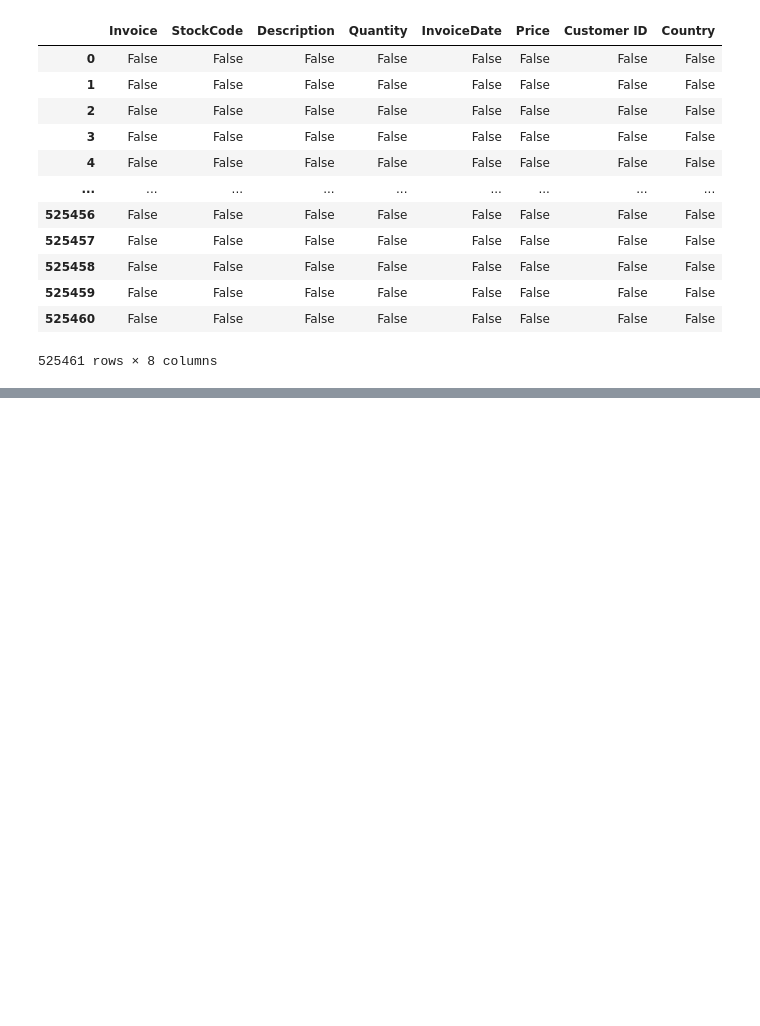
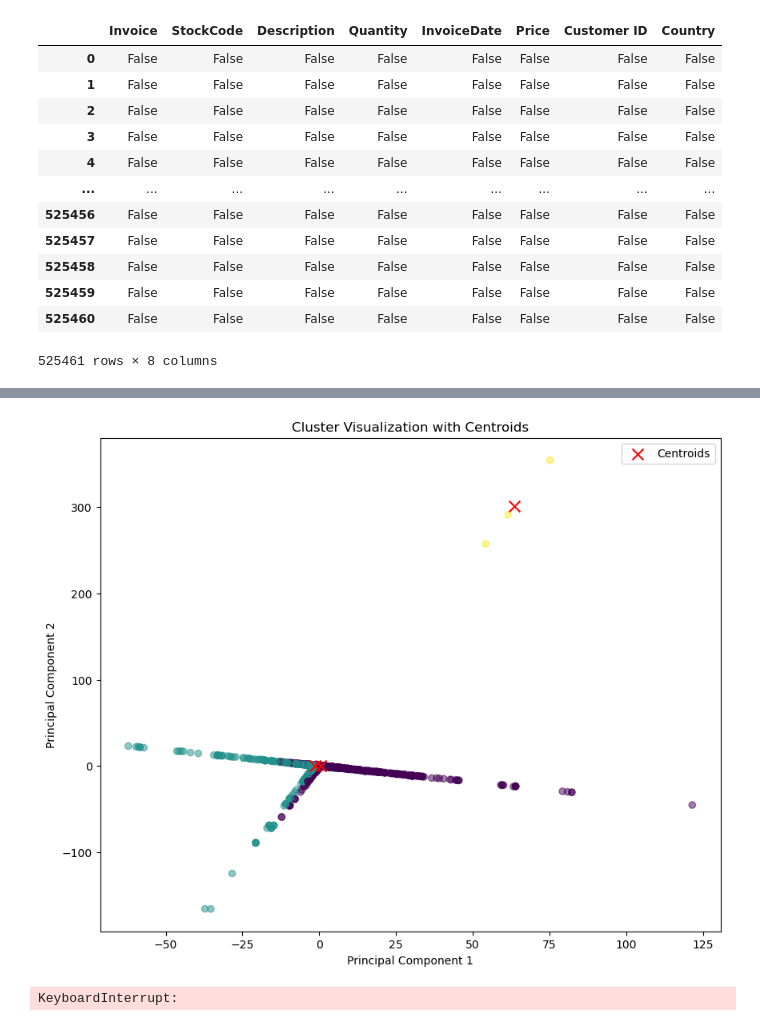
Before and after one commit to Goodevil01/M.L-CA-2, a Jupyter notebook: Joshua Ilori CA 1 M.L .ipynb, the cells around one changed output, grey strips where cells are left out. Drawn from its saved outputs; the diff is of its cells as text; code cells hidden in the pictures; blank space fills up the shorter version.

```diff
--- a/Joshua Ilori CA 1 M.L .ipynb
+++ b/Joshua Ilori CA 1 M.L .ipynb
@@ -238,0 +223,51 @@ cluster_labels = dbscan.fit_predict(df_scaled)
+# %%
+# Get centroids from the KMeans model
+centroids = kmeans.cluster_centers_
+
+plt.figure(figsize=(10, 8))
+plt.scatter(df_pca[:, 0], df_pca[:, 1], c=clusters, cmap='viridis', marker='o', alpha=0.5)
+plt.scatter(centroids[:, 0], centroids[:, 1], c='red', marker='x', s=100, label='Centroids')
+plt.title('Cluster Visualization with Centroids')
+plt.xlabel('Principal Component 1')
+plt.ylabel('Principal Component 2')
+plt.legend()
+plt.show()
+# %% [output]
+[figure, added]
+# %%
+# Assuming 'df_pca' is your PCA reduced dataset and 'clusters' contains your cluster labels
+silhouette_vals = silhouette_samples(df_pca, clusters)
+
+# Start with an empty plot
+fig, ax = plt.subplots(figsize=(8, 6))
+
+# Get the silhouette scores for each sample
+y_ticks = []
+y_lower, y_upper = 0, 0
+for i, cluster in enumerate(np.unique(clusters)):
+    cluster_silhouette_vals = silhouette_vals[clusters == cluster]
+    cluster_silhouette_vals.sort()
+    y_upper += len(cluster_silhouette_vals)
+
+    # Fill between the lower and upper Y bounds with color
+    ax.fill_betweenx(np.arange(y_lower, y_upper), 0, cluster_silhouette_vals, alpha=0.7)
+
+    # Label the silhouette plots with their cluster numbers in the middle
+    ax.text(-0.05, y_lower + 0.5 * len(cluster_silhouette_vals), str(i))
+
+    # Compute the new y_lower for next plot
+    y_ticks.append((y_lower + y_upper) / 2)
+    y_lower = y_upper
+
+# The silhouette score
+ax.axvline(x=silhouette_avg, color="red", linestyle="--")
+
+ax.set_yticks(y_ticks)
+ax.set_yticklabels(np.unique(clusters))
+ax.set_ylabel('Cluster')
+ax.set_xlabel('Silhouette Coefficient Values')
+ax.set_title('Silhouette plot for the various clusters')
+
+plt.show()
+# %% [output]
+KeyboardInterrupt:
```
Also changed, not shown: parts of 29 cells of this notebook.
